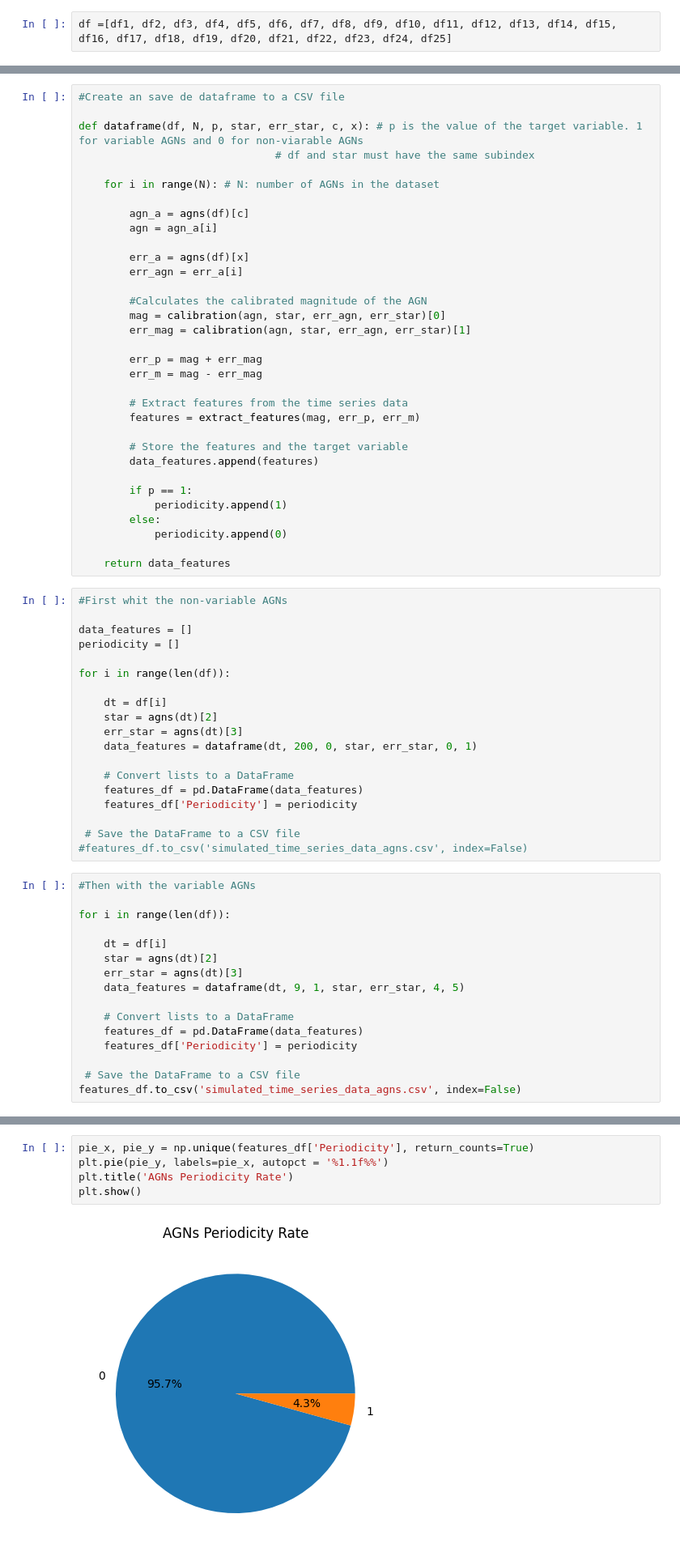
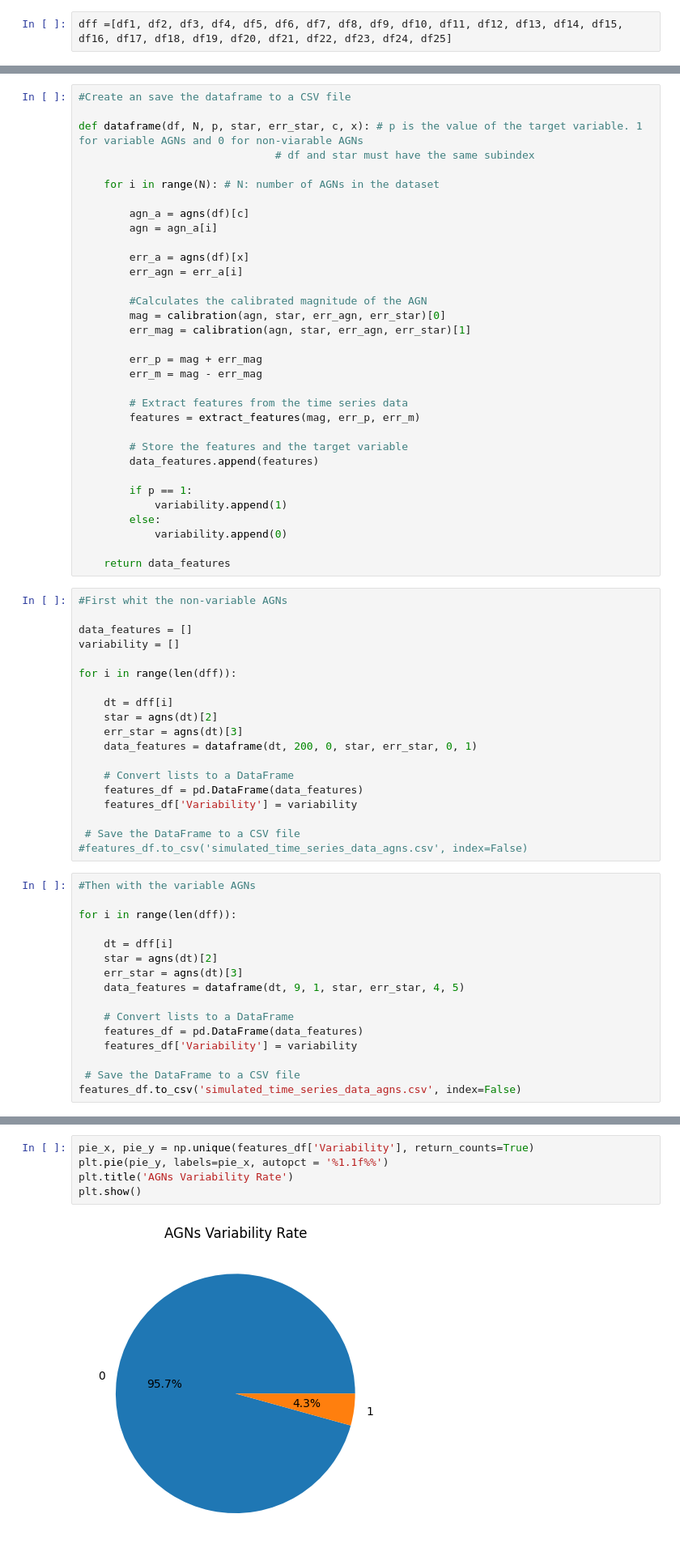
Before and after one commit to manulv96/Tesis, a Jupyter notebook: AGNs_classification.ipynb, the cells around one changed output, grey strips where cells are left out. Shown at 81% size. Cells and saved outputs as stored; diff of their text form.

```diff
--- a/AGNs_classification.ipynb
+++ b/AGNs_classification.ipynb
@@ -54,7 +54,7 @@ df23=np.loadtxt('/home/anakin/Documents/Tesis/Codigo/Curvassinteticas/orig23.dat
 df24=np.loadtxt('/home/anakin/Documents/Tesis/Codigo/Curvassinteticas/orig24.dat')
 df25=np.loadtxt('/home/anakin/Documents/Tesis/Codigo/Curvassinteticas/orig25.dat')
 # %%
-df =[df1, df2, df3, df4, df5, df6, df7, df8, df9, df10, df11, df12, df13, df14, df15, df16, df17, df18, df19, df20, df21, df22, df23, df24, df25]
+dff =[df1, df2, df3, df4, df5, df6, df7, df8, df9, df10, df11, df12, df13, df14, df15, df16, df17, df18, df19, df20, df21, df22, df23, df24, df25]
 # %%
 #Function to read the files and separate each AGN and its errors.
 
@@ -358,7 +358,7 @@ err_agn_p24 = agns(df24)[5]
 agn_p25 = agns(df25)[4]
 err_agn_p25 = agns(df25)[5]
 # %%
-#Create an save de dataframe to a CSV file
+#Create an save the dataframe to a CSV file
 
 def dataframe(df, N, p, star, err_star, c, x): # p is the value of the target variable. 1 for variable AGNs and 0 for non-viarable AGNs
                                # df and star must have the same subindex
@@ -385,43 +385,43 @@ def dataframe(df, N, p, star, err_star, c, x): # p is the value of the target va
         data_features.append(features)
 
         if p == 1:
-            periodicity.append(1)
+            variability.append(1)
         else:
-            periodicity.append(0)
+            variability.append(0)
 
     return data_features
 # %%
 #First whit the non-variable AGNs
 
 data_features = []
-periodicity = []
+variability = []
 
-for i in range(len(df)):
+for i in range(len(dff)):
 
-    dt = df[i]
+    dt = dff[i]
     star = agns(dt)[2]
     err_star = agns(dt)[3]
     data_features = dataframe(dt, 200, 0, star, err_star, 0, 1)
 
     # Convert lists to a DataFrame
     features_df = pd.DataFrame(data_features)
-    features_df['Periodicity'] = periodicity
+    features_df['Variability'] = variability
 
  # Save the DataFrame to a CSV file
 #features_df.to_csv('simulated_time_series_data_agns.csv', index=False)
 # %%
 #Then with the variable AGNs
 
-for i in range(len(df)):
+for i in range(len(dff)):
 
-    dt = df[i]
+    dt = dff[i]
     star = agns(dt)[2]
     err_star = agns(dt)[3]
     data_features = dataframe(dt, 9, 1, star, err_star, 4, 5)
 
     # Convert lists to a DataFrame
     features_df = pd.DataFrame(data_features)
-    features_df['Periodicity'] = periodicity
+    features_df['Variability'] = variability
 
  # Save the DataFrame to a CSV file
 features_df.to_csv('simulated_time_series_data_agns.csv', index=False)
@@ -481,10 +481,10 @@ features_df.corr()
 # %%
-pie_x, pie_y = np.unique(features_df['Periodicity'], return_counts=True)
+pie_x, pie_y = np.unique(features_df['Variability'], return_counts=True)
 plt.pie(pie_y, labels=pie_x, autopct = '%1.1f%%')
-plt.title('AGNs Periodicity Rate')
+plt.title('AGNs Variability Rate')
 plt.show()
 # %% [output]
-[figure, old version]
+[figure, new version]
 # %% [markdown]
 #### As we can see, this dataset is very unbalanced.
 # %%
```
Also changed, not shown: parts of 75 cells of this notebook.
